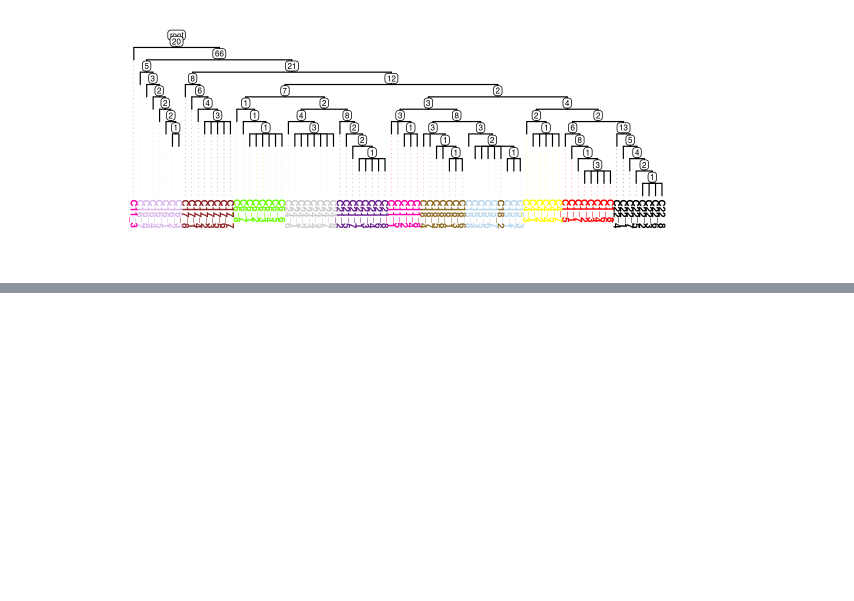
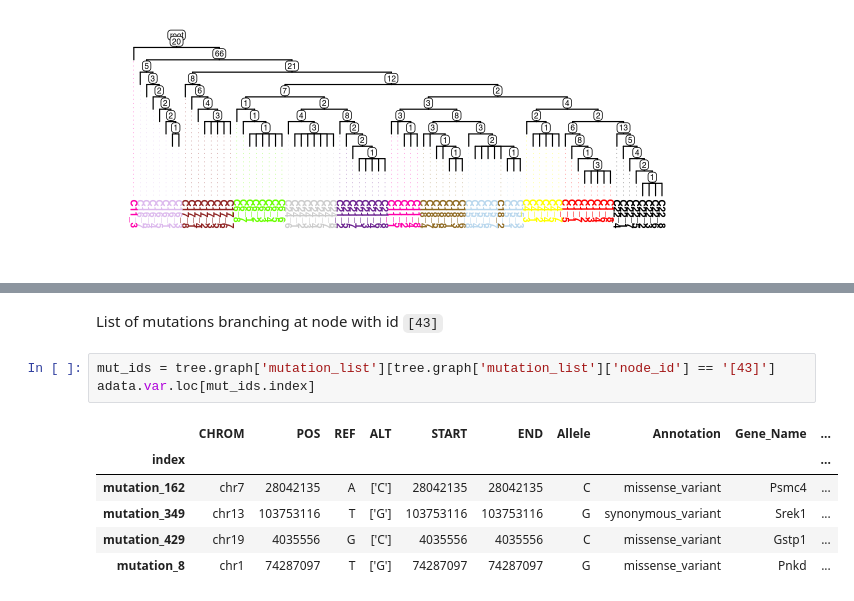
Before and after one commit to faridrashidi/trisicell, a Jupyter notebook: docs/source/example.ipynb, the cells around one changed output, grey strips where cells are left out. Saved outputs shown, nothing was run; the diff lists cells and outputs as text; blank space fills up the shorter version.

```diff
--- a/docs/source/example.ipynb
+++ b/docs/source/example.ipynb
@@ -118,0 +137,12 @@ tsc.pl.dendro_tree(
+# %% [markdown]
+List of mutations branching at node with id `[43]`
+# %%
+mut_ids = tree.graph['mutation_list'][tree.graph['mutation_list']['node_id'] == '[43]']
+adata.var.loc[mut_ids.index]
+# %% [output]
+|  | CHROM | POS | REF | ALT | START | END | Allele | Annotation | Gene_Name | ... |
+| index |  |  |  |  |  |  |  |  |  | ... |
+| mutation_162 | chr7 | 28042135 | A | ['C'] | 28042135 | 28042135 | C | missense_variant | Psmc4 | ... |
+| mutation_349 | chr13 | 103753116 | T | ['G'] | 103753116 | 103753116 | G | synonymous_variant | Srek1 | ... |
+| mutation_429 | chr19 | 4035556 | G | ['C'] | 4035556 | 4035556 | C | missense_variant | Gstp1 | ... |
+| mutation_8 | chr1 | 74287097 | T | ['G'] | 74287097 | 74287097 | G | missense_variant | Pnkd | ... |
```
Also changed, not shown: parts of 3 cells of this notebook, 1 other file.
